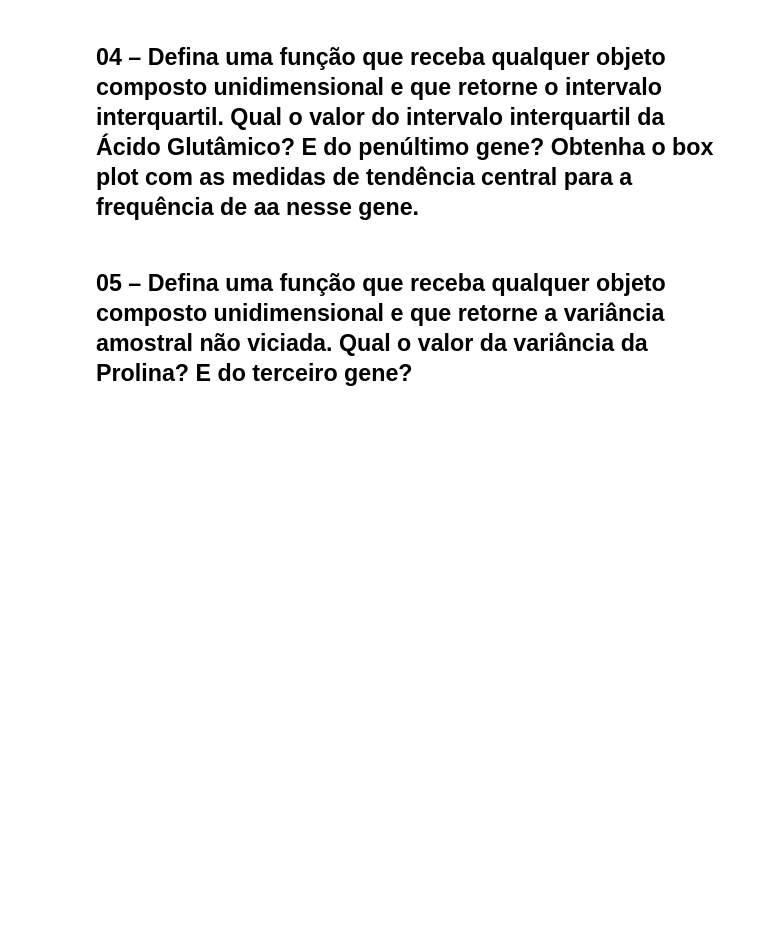
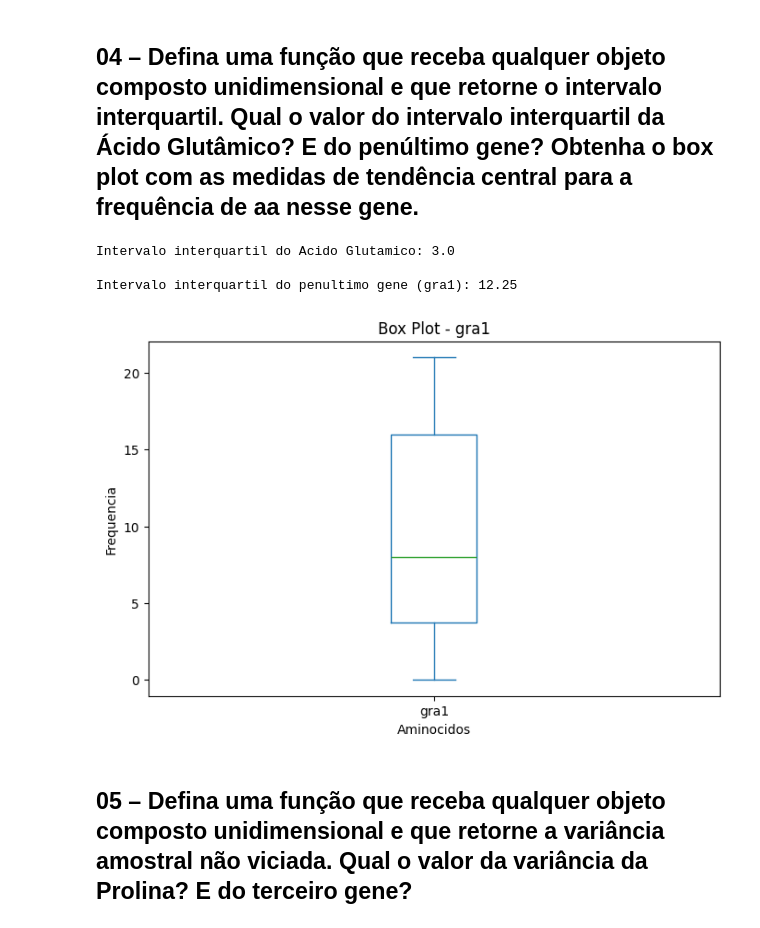
Before and after one commit to tveigaferreira-hue/python-disciplina, a Jupyter notebook: Exercícios/16-Medidas_Resumo_2_2026-04-01.ipynb, the cells around one changed output. Drawn from its saved outputs; the diff is of its cells as text; code cells hidden in the pictures; blank space fills up the shorter version.

```diff
--- a/Exercícios/16-Medidas_Resumo_2_2026-04-01.ipynb
+++ b/Exercícios/16-Medidas_Resumo_2_2026-04-01.ipynb
@@ -24,0 +10,6 @@ FileNotFoundError: [Errno 2] No such file or directory: './sag1.fasta'
+# %%
+import pandas as pd
+
+df_aa = pd.read_csv(r"C:\Users\tveig\python-disciplina\Exercícios\15 - Medidas Resumo 1\q02_exer15.csv", index_col=0)
+
+df_aa
@@ -85,22 +86,27 @@ Quartis do primeiro gene (sag1): Q1=3.0, Q2=4.25, Q3=5.75
 # %%
 def intervalo_interquartil(dados):
     q1 = dados.quantile(0.25)
     q3 = dados.quantile(0.75)
     return q3 - q1
 acido_glutamico = df_aa["E"]
 iir_eg = intervalo_interquartil(acido_glutamico)
-print(f"Intervalo interquartil do Ácido Glutâmico: {iir_eg}")
+print(f"Intervalo interquartil do Acido Glutamico: {iir_eg}")
 print()
 penultimo_gene = df_aa.iloc[-2]
 iir_penultimo = intervalo_interquartil(penultimo_gene)
-print(f"Intervalo interquartil do penúltimo gene ({penultimo_gene.name}): {iir_penultimo}")
+print(f"Intervalo interquartil do penultimo gene ({penultimo_gene.name}): {iir_penultimo}")
 print()
 plt.figure(figsize=(8, 5))
 penultimo_gene.plot(kind="box")
 plt.title(f"Box Plot - {penultimo_gene.name}")
-plt.xlabel("Aminoácidos")
-plt.ylabel("Frequência")
+plt.xlabel("Aminocidos")
+plt.ylabel("Frequencia")
 plt.show()
+# %% [output]
+Intervalo interquartil do Acido Glutamico: 3.0
+
+Intervalo interquartil do penultimo gene (gra1): 12.25
+[figure, added]
 # %% [markdown]
 ## 05 – Defina uma função que receba qualquer objeto composto unidimensional e que retorne a variância amostral não viciada. Qual o valor da variância da Prolina? E do terceiro gene?
 # %%
```
Also changed, not shown: parts of 11 cells of this notebook, 3 other files.
